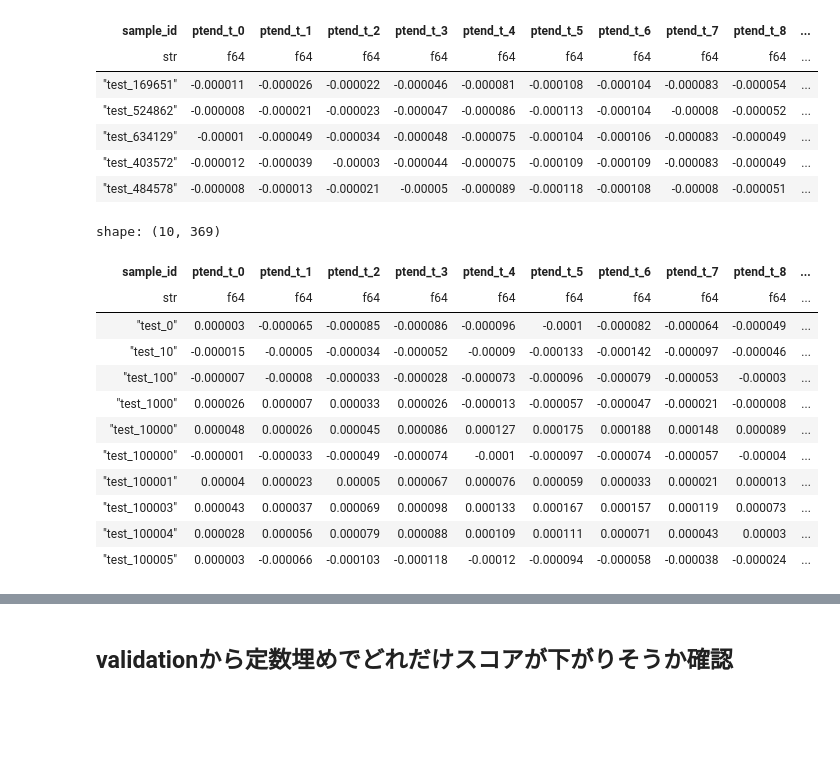
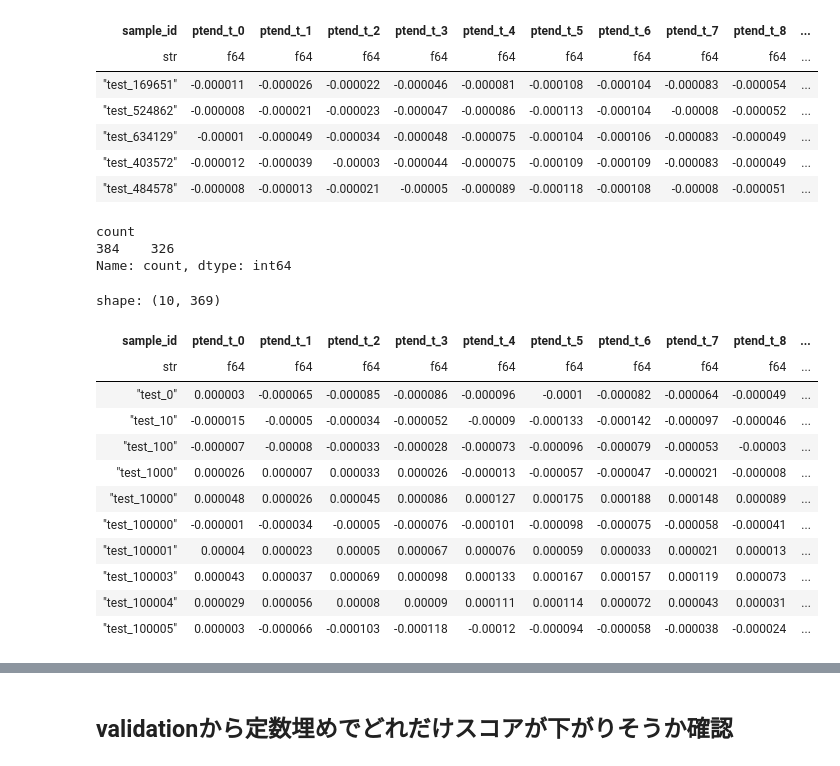
Before and after one commit to unonao/kaggle-leap, a Jupyter notebook: notebook/2024-07-06_hide_and_fill.ipynb, the cells around one changed output, grey strips where cells are left out. Saved outputs shown, nothing was run; the diff lists cells and outputs as text; code cells hidden in the pictures; blank space fills up the shorter version.

```diff
--- a/notebook/2024-07-06_hide_and_fill.ipynb
+++ b/notebook/2024-07-06_hide_and_fill.ipynb
@@ -124,36 +123,43 @@ duplicated_index = merge_df["index"]
 
 # 古いテストでの重複 index
 duplicated_old_index = merge_df["old_index"]
+# %%
+(merge_df["old_index"] // 384).value_counts().value_counts()
+# %% [output]
+count
+384    326
+Name: count, dtype: int64
 # %%
-# 予測値を置き換える(但し、旧版weightで０のやつは０になってるので置き換えない）
+# 予測値を置き換える(但し、旧版weightで０のやつは置き換えない）
 
 sub_pred = base_sub_df[:, 1:].to_numpy()
 multi_col_sub_pred = multi_col_sub_df[:, 1:].to_numpy()
-sub_pred[duplicated_index][:, weight_old_array != 0] = multi_col_sub_pred[
-    duplicated_old_index
-][:, weight_old_array != 0]
+
+for ci, w in enumerate(weight_old_array):
+    if w != 0:
+        sub_pred[duplicated_index, ci] = multi_col_sub_pred[duplicated_old_index, ci]
 
 fill_sub_df = pl.concat(
     [
         test_df.select("sample_id"),
         pl.from_numpy(sub_pred, schema=base_sub_df.columns[1:]),
     ],
     how="horizontal",
 )
 fill_sub_df.head(10)
 # %% [output]
 shape: (10, 369)
 | sample_id | ptend_t_0 | ptend_t_1 | ptend_t_2 | ptend_t_3 | ptend_t_4 | ptend_t_5 | ptend_t_6 | ptend_t_7 | ptend_t_8 | ... |
 | str | f64 | f64 | f64 | f64 | f64 | f64 | f64 | f64 | f64 | ... |
 | "test_0" | 0.000003 | -0.000065 | -0.000085 | -0.000086 | -0.000096 | -0.0001 | -0.000082 | -0.000064 | -0.000049 | ... |
 | "test_10" | -0.000015 | -0.00005 | -0.000034 | -0.000052 | -0.00009 | -0.000133 | -0.000142 | -0.000097 | -0.000046 | ... |
 | "test_100" | -0.000007 | -0.00008 | -0.000033 | -0.000028 | -0.000073 | -0.000096 | -0.000079 | -0.000053 | -0.00003 | ... |
 | "test_1000" | 0.000026 | 0.000007 | 0.000033 | 0.000026 | -0.000013 | -0.000057 | -0.000047 | -0.000021 | -0.000008 | ... |
 | "test_10000" | 0.000048 | 0.000026 | 0.000045 | 0.000086 | 0.000127 | 0.000175 | 0.000188 | 0.000148 | 0.000089 | ... |
-| "test_100000" | -0.000001 | -0.000033 | -0.000049 | -0.000074 | -0.0001 | -0.000097 | -0.000074 | -0.000057 | -0.00004 | ... |
+| "test_100000" | -0.000001 | -0.000034 | -0.00005 | -0.000076 | -0.000101 | -0.000098 | -0.000075 | -0.000058 | -0.000041 | ... |
 | "test_100001" | 0.00004 | 0.000023 | 0.00005 | 0.000067 | 0.000076 | 0.000059 | 0.000033 | 0.000021 | 0.000013 | ... |
 | "test_100003" | 0.000043 | 0.000037 | 0.000069 | 0.000098 | 0.000133 | 0.000167 | 0.000157 | 0.000119 | 0.000073 | ... |
-| "test_100004" | 0.000028 | 0.000056 | 0.000079 | 0.000088 | 0.000109 | 0.000111 | 0.000071 | 0.000043 | 0.00003 | ... |
+| "test_100004" | 0.000029 | 0.000056 | 0.00008 | 0.00009 | 0.000111 | 0.000114 | 0.000072 | 0.000043 | 0.000031 | ... |
 | "test_100005" | 0.000003 | -0.000066 | -0.000103 | -0.000118 | -0.00012 | -0.000094 | -0.000058 | -0.000038 | -0.000024 | ... |
 # %%
 # 最終的に提出したいもの
```
Also changed, not shown: parts of 5 cells of this notebook, 8 other files.
